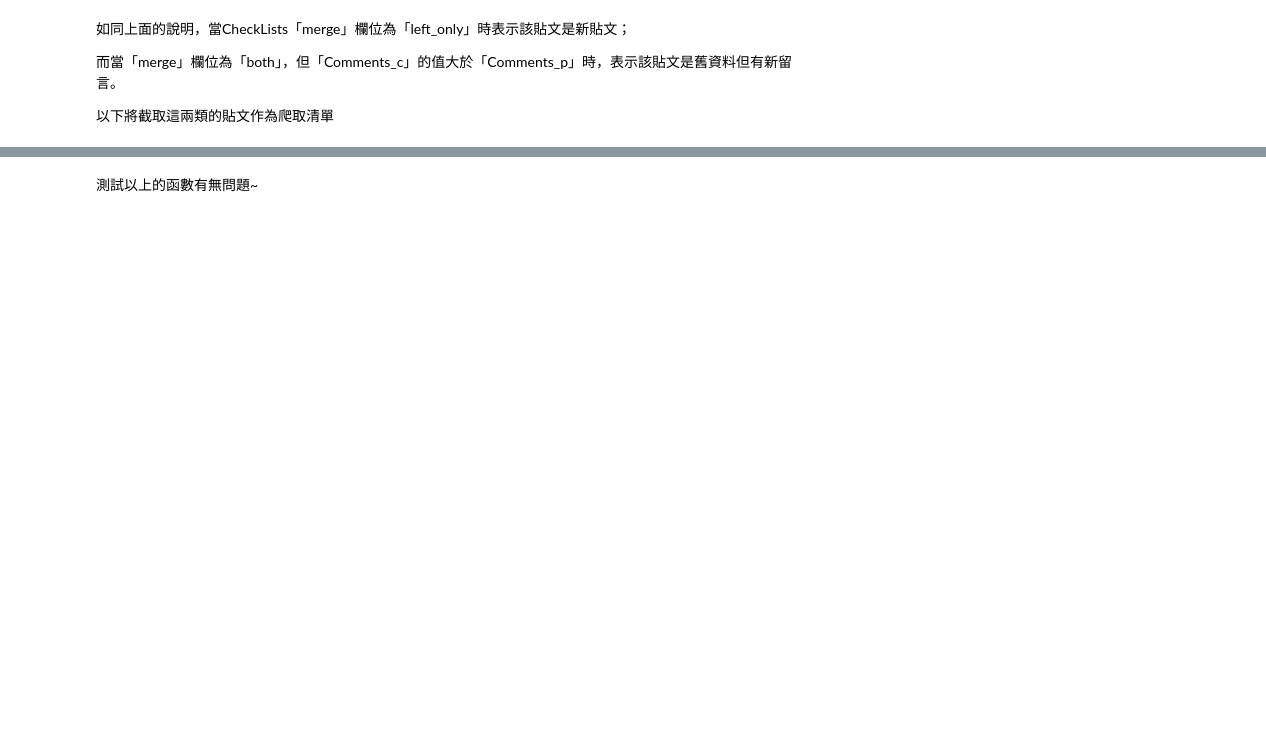
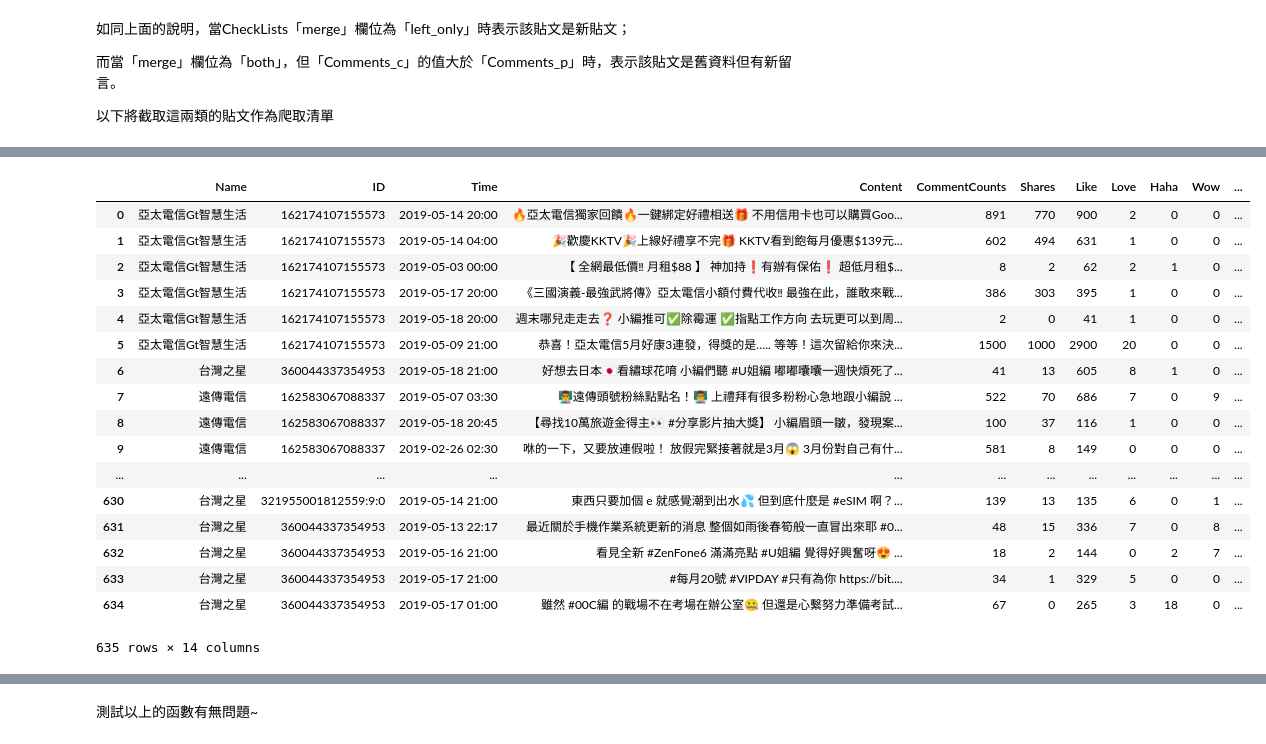
Before and after one commit to tlyu0419/FacebookCrawler, a Jupyter notebook: Facebook.ipynb, the cells around one changed output, grey strips where cells are left out. Saved outputs shown, nothing was run; the diff lists cells and outputs as text; code cells hidden in the pictures; blank space fills up the shorter version.

```diff
--- a/Facebook.ipynb
+++ b/Facebook.ipynb
@@ -811,25 +811,30 @@ def CarwlList(urls, n, Posts):
 def PostExpand(url):
     driver.get(url)
     driver.execute_script('window.scrollTo(0, document.body.scrollHeight);')
-    time.sleep(1)
-    driver.find_element_by_id('expanding_cta_close_button').click()
-    time.sleep(1)
-    driver.find_element_by_xpath('//div[@class="_5pcr userContentWrapper"]//a[@data-testid="UFI2CommentsCount/root"]').click()
+    time.sleep(0.5)
     # 這邊彈窗的時間不固定，取決於彈下的網路速度，所以做了兩個try----
     try:
+        driver.find_element_by_xpath('//div[@class="_5pcr userContentWrapper"]//a[@data-testid="UFI2CommentsCount/root"]').click()
         time.sleep(1)
+        driver.find_element_by_id('expanding_cta_close_button').click()
+        time.sleep(0.5)
         driver.find_element_by_xpath('//div[@class="_5pcr userContentWrapper"]//a[@data-testid="UFI2ViewOptionsSelector/link"]').click()
         time.sleep(0.5)
         driver.find_element_by_partial_link_text('All Comments').click()
+        time.sleep(1)
     except:
         try:
+            driver.find_element_by_id('expanding_cta_close_button').click()
+            time.sleep(0.5)
+            driver.find_element_by_xpath('//div[@class="_5pcr userContentWrapper"]//a[@data-testid="UFI2CommentsCount/root"]').click()
             time.sleep(1)
             driver.find_element_by_xpath('//div[@class="_5pcr userContentWrapper"]//a[@data-testid="UFI2ViewOptionsSelector/link"]').click()
             time.sleep(0.5)
             driver.find_element_by_partial_link_text('All Comments').click()
+            time.sleep(1)
         except:
             print('No, Comments, Plz Check this post!')
-    time.sleep(1)
+
     # 偵測是否有「更多留言」（第一層），若有則點擊
     while len(driver.find_elements_by_xpath('//a[@data-testid="UFI2CommentsPagerRenderer/pager_depth_0"]'))>0:
         for i in driver.find_elements_by_xpath('//a[@data-testid="UFI2CommentsPagerRenderer/pager_depth_0"]'):
@@ -1139,3 +1188,0 @@ Time Log: 2019-05-20 00:05:24
-# %%
-Posts = Posts.reindex()
-Posts
@@ -1182,0 +1189,23 @@ Comments
+# %%
+Posts = Posts.reset_index(drop=True)
+Posts = Posts.loc[:,['Name', 'ID', 'Time', 'Content', 'CommentCounts', 'Shares', 'Like', 'Love', 'Haha', 'Wow', 'Sad', 'Angry', 'Updatetime', 'Link']]
+Posts
+# %% [output]
+|  | Name | ID | Time | Content | CommentCounts | Shares | Like | Love | Haha | Wow | ... |
+| 0 | 亞太電信Gt智慧生活 | 162174107155573 | 2019-05-14 20:00 | 🔥亞太電信獨家回饋🔥一鍵綁定好禮相送🎁 不用信用卡也可以購買Goo... | 891 | 770 | 900 | 2 | 0 | 0 | ... |
+| 1 | 亞太電信Gt智慧生活 | 162174107155573 | 2019-05-14 04:00 | 🎉歡慶KKTV🎉上線好禮享不完🎁 KKTV看到飽每月優惠$139元... | 602 | 494 | 631 | 1 | 0 | 0 | ... |
+| 2 | 亞太電信Gt智慧生活 | 162174107155573 | 2019-05-03 00:00 | 【 全網最低價‼ 月租$88 】 神加持❗有辦有保佑❗ 超低月租$... | 8 | 2 | 62 | 2 | 1 | 0 | ... |
+| 3 | 亞太電信Gt智慧生活 | 162174107155573 | 2019-05-17 20:00 | 《三國演義-最強武將傳》亞太電信小額付費代收‼ 最強在此，誰敢來戰... | 386 | 303 | 395 | 1 | 0 | 0 | ... |
+| 4 | 亞太電信Gt智慧生活 | 162174107155573 | 2019-05-18 20:00 | 週末哪兒走走去❓ 小編推可✅除霉運 ✅指點工作方向 去玩更可以到周... | 2 | 0 | 41 | 1 | 0 | 0 | ... |
+| 5 | 亞太電信Gt智慧生活 | 162174107155573 | 2019-05-09 21:00 | 恭喜！亞太電信5月好康3連發，得獎的是….. 等等！這次留給你來決... | 1500 | 1000 | 2900 | 20 | 0 | 0 | ... |
+| 6 | 台灣之星 | 360044337354953 | 2019-05-18 21:00 | 好想去日本🇯🇵看繡球花唷 小編們聽 #U姐編 嘟嘟囔囔一週快煩死了... | 41 | 13 | 605 | 8 | 1 | 0 | ... |
+| 7 | 遠傳電信 | 162583067088337 | 2019-05-07 03:30 | 👨‍🏫遠傳頭號粉絲點點名！👨‍🏫 上禮拜有很多粉粉心急地跟小編說 ... | 522 | 70 | 686 | 7 | 0 | 9 | ... |
+| 8 | 遠傳電信 | 162583067088337 | 2019-05-18 20:45 | 【尋找10萬旅遊金得主👀 #分享影片抽大獎】 小編眉頭一皺，發現案... | 100 | 37 | 116 | 1 | 0 | 0 | ... |
+| 9 | 遠傳電信 | 162583067088337 | 2019-02-26 02:30 | 咻的一下，又要放連假啦！ 放假完緊接著就是3月😱 3月份對自己有什... | 581 | 8 | 149 | 0 | 0 | 0 | ... |
+| ... | ... | ... | ... | ... | ... | ... | ... | ... | ... | ... | ... |
+| 630 | 台灣之星 | 321955001812559:9:0 | 2019-05-14 21:00 | 東西只要加個 e 就感覺潮到出水💦 但到底什麼是 #eSIM 啊？... | 139 | 13 | 135 | 6 | 0 | 1 | ... |
+| 631 | 台灣之星 | 360044337354953 | 2019-05-13 22:17 | 最近關於手機作業系統更新的消息 整個如雨後春筍般一直冒出來耶 #0... | 48 | 15 | 336 | 7 | 0 | 8 | ... |
+| 632 | 台灣之星 | 360044337354953 | 2019-05-16 21:00 | 看見全新 #ZenFone6 滿滿亮點 #U姐編 覺得好興奮呀😍 ... | 18 | 2 | 144 | 0 | 2 | 7 | ... |
+| 633 | 台灣之星 | 360044337354953 | 2019-05-17 21:00 | #每月20號 #VIPDAY #只有為你 https://bit.... | 34 | 1 | 329 | 5 | 0 | 0 | ... |
+| 634 | 台灣之星 | 360044337354953 | 2019-05-17 01:00 | 雖然 #00C編 的戰場不在考場在辦公室🤐 但還是心繫努力準備考試... | 67 | 0 | 265 | 3 | 18 | 0 | ... |
+635 rows × 14 columns
```
Also changed, not shown: parts of 17 cells of this notebook.
